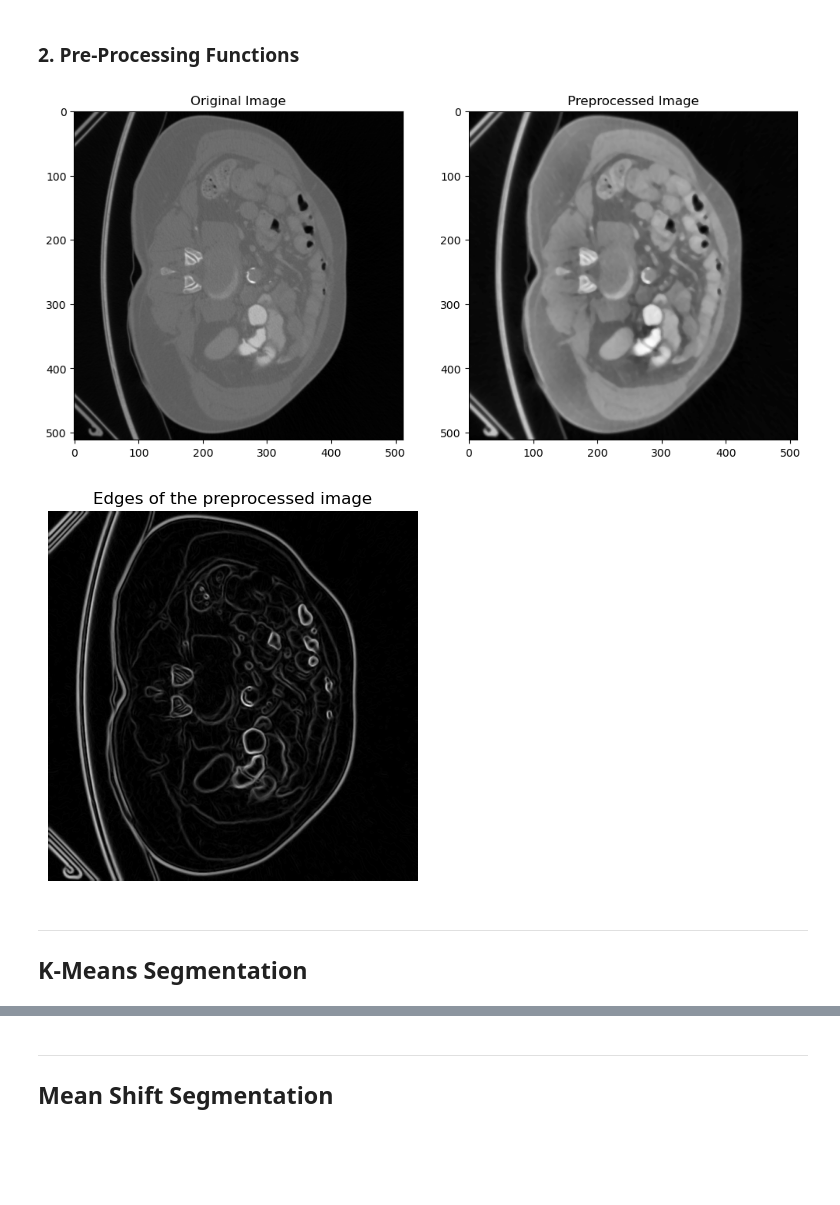
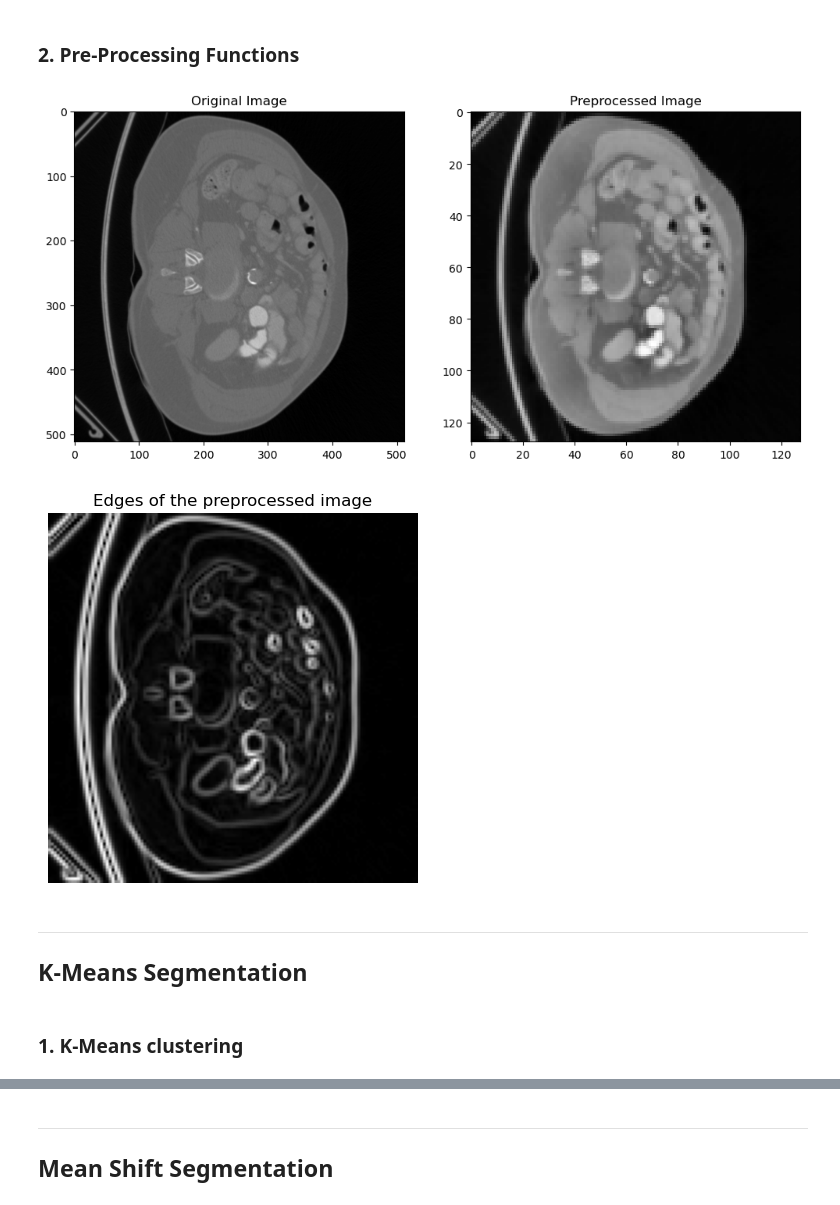
Before and after one commit to 54CHA-PJ/ECN-Challenge-Data-IRM, a Jupyter notebook: test_ml.ipynb, the cells around one changed output, grey strips where cells are left out. Cells and saved outputs as stored; diff of their text form; code cells hidden in the pictures; blank space fills up the shorter version.

```diff
--- a/test_ml.ipynb
+++ b/test_ml.ipynb
@@ -105,8 +112,6 @@ plt.show()
 # %% [markdown]
 ### 2. Pre-Processing Functions
 # %%
-
-
 def preprocess_image(image):
     # Convert to float
     image = img_as_float(image)
@@ -116,37 +121,41 @@ def preprocess_image(image):
     equalized = exposure.equalize_adapthist(smoothed)
     # Normalize the intensity values
     normalized = (equalized - np.min(equalized)) / (np.max(equalized) - np.min(equalized))
     # Apply median filter to remove noise
     denoised = ndi.median_filter(normalized, size=5)
-    return denoised
+    # Resize image
+    resized = resize(denoised, (128, 128), anti_aliasing=True)
+    return resized
 
 def get_edges(image):
     edges = sobel(image)
     edges_int = (edges * 255).astype(np.uint8)
     return edges_int
 
 # Test preprocessing on one image
 image = data_train[0]
 preprocessed_image = preprocess_image(image)
 
 # Visualize original and preprocessed image
 fig, axs = plt.subplots(1, 2, figsize=(12, 6))
 axs[0].imshow(image, cmap='gray')
 axs[0].set_title('Original Image')
 axs[1].imshow(preprocessed_image, cmap='gray')
 axs[1].set_title('Preprocessed Image')
 plt.show()
 
 edges = get_edges(preprocessed_image)
 
 plt.imshow(edges, cmap='gray')
 plt.title('Edges of the preprocessed image')
 plt.axis('off')
 plt.show()
 # %% [output]
-[figure, old version]
+[figure, new version]
-[figure, old version]
+[figure, new version]
 # %% [markdown]
 ---
 ## K-Means Segmentation
+# %% [markdown]
+### 1. K-Means clustering
 # %%
```
Also changed, not shown: parts of 23 cells of this notebook, 1 other file.
